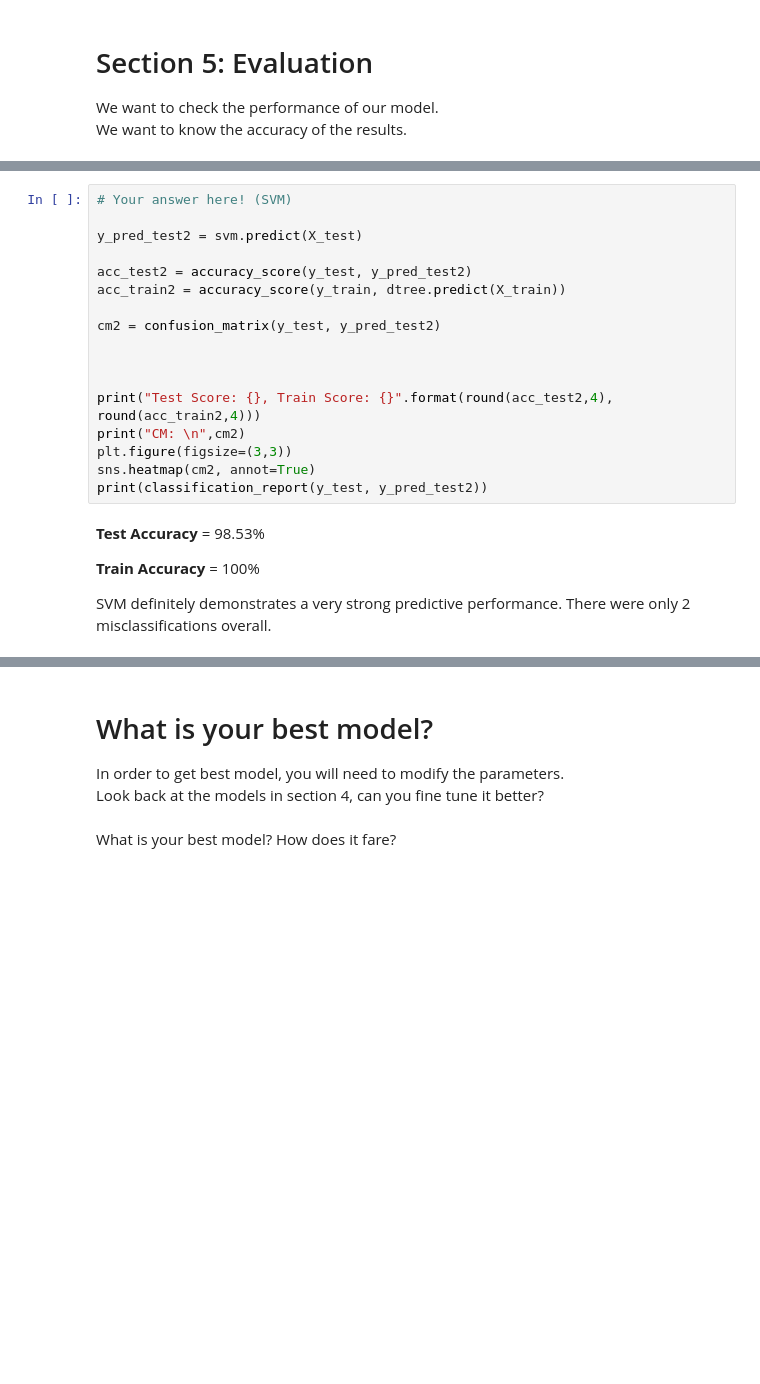
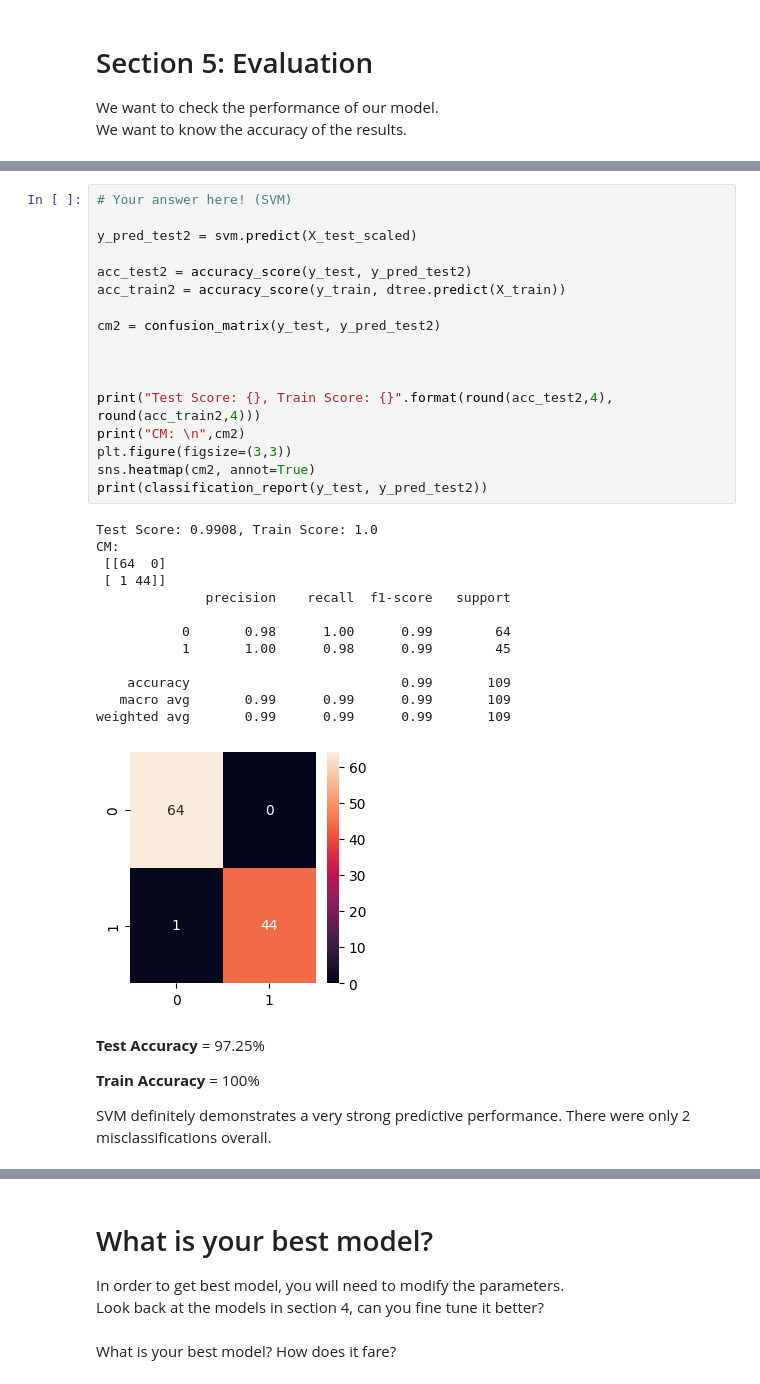
Before and after one commit to ryannemilligan/Breast-Cancer-Detection---Ryanne-Milligan., a Jupyter notebook: Breast_Cancer_Detection_Ryanne_Milligan.ipynb, the cells around one changed output, grey strips where cells are left out. Cells and saved outputs as stored; diff of their text form; blank space fills up the shorter version.

```diff
--- a/Breast_Cancer_Detection_Ryanne_Milligan.ipynb
+++ b/Breast_Cancer_Detection_Ryanne_Milligan.ipynb
@@ -495,22 +554,36 @@ KNN definitely demonstrates a very strong predictive performance. There were onl
 # %%
 # Your answer here! (SVM)
 
-y_pred_test2 = svm.predict(X_test)
+y_pred_test2 = svm.predict(X_test_scaled)
 
 acc_test2 = accuracy_score(y_test, y_pred_test2)
 acc_train2 = accuracy_score(y_train, dtree.predict(X_train))
 
 cm2 = confusion_matrix(y_test, y_pred_test2)
 
 
 
 print("Test Score: {}, Train Score: {}".format(round(acc_test2,4), round(acc_train2,4)))
 print("CM: \n",cm2)
 plt.figure(figsize=(3,3))
 sns.heatmap(cm2, annot=True)
 print(classification_report(y_test, y_pred_test2))
+# %% [output]
+Test Score: 0.9908, Train Score: 1.0
+CM:
+ [[64  0]
+ [ 1 44]]
+              precision    recall  f1-score   support
+
+           0       0.98      1.00      0.99        64
+           1       1.00      0.98      0.99        45
+
+    accuracy                           0.99       109
+   macro avg       0.99      0.99      0.99       109
+weighted avg       0.99      0.99      0.99       109
+[figure, added]
 # %% [markdown]
-**Test Accuracy** = 98.53%
+**Test Accuracy** = 97.25%
 
 **Train Accuracy** = 100%
 
```
Also changed, not shown: parts of 13 cells of this notebook.
